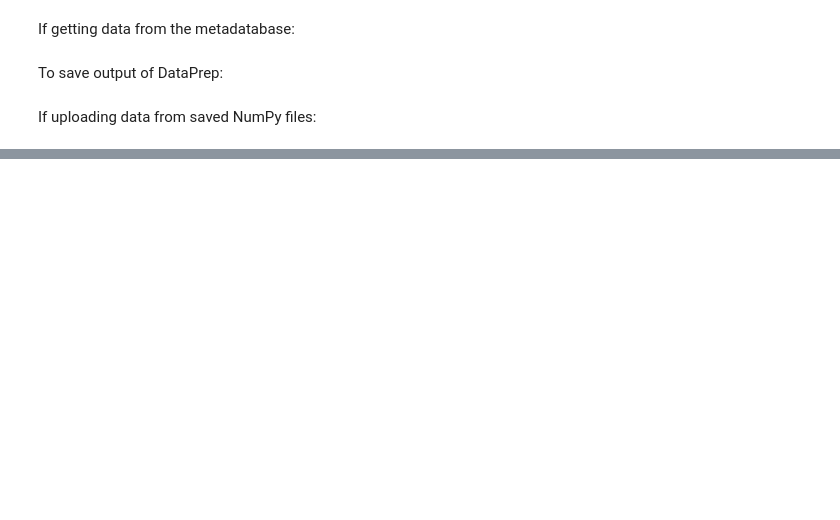
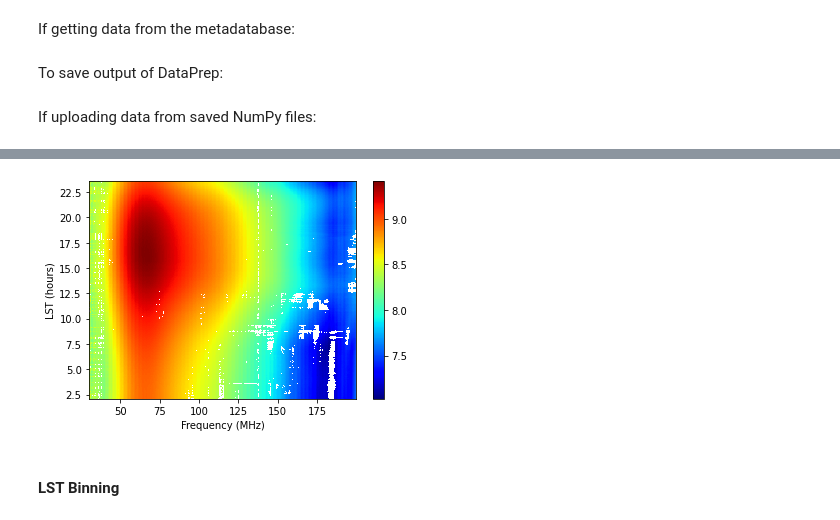
Before and after one commit to PRIZM-Experiment/prizm-calibration, a Jupyter notebook: Analysis_Pipeline.ipynb, the cells around one changed output, grey strips where cells are left out. Saved outputs shown, nothing was run; the diff lists cells and outputs as text; code cells hidden in the pictures; blank space fills up the shorter version.

```diff
--- a/Analysis_Pipeline.ipynb
+++ b/Analysis_Pipeline.ipynb
@@ -45,3 +64,5 @@ Data truncation and RFI excision
 # %%
 RFI = RFI_flagging(data, lst)
+RFI()
 data = RFI.data
+freq = RFI.freq
@@ -50,2 +69,17 @@ LST Binning
+# %%
+tstart = 16000
+tstop = 26000
+
+plt.figure()
+plt.xlabel('Frequency (MHz)')
+plt.ylabel('LST (hours)')
+plt.pcolormesh(freq, lst[tstart:tstop],
+               np.log10(data[tstart:tstop]), cmap='jet')
+plt.colorbar()
+plt.show()
+# %% [output]
+[figure, added]
+# %% [markdown]
+#### LST Binning
 # %%
 lst_bins, data_binned, _ = lst_binning(data, lst, binsize=2)
```
Also changed, not shown: parts of 10 cells of this notebook, 1 other file.
